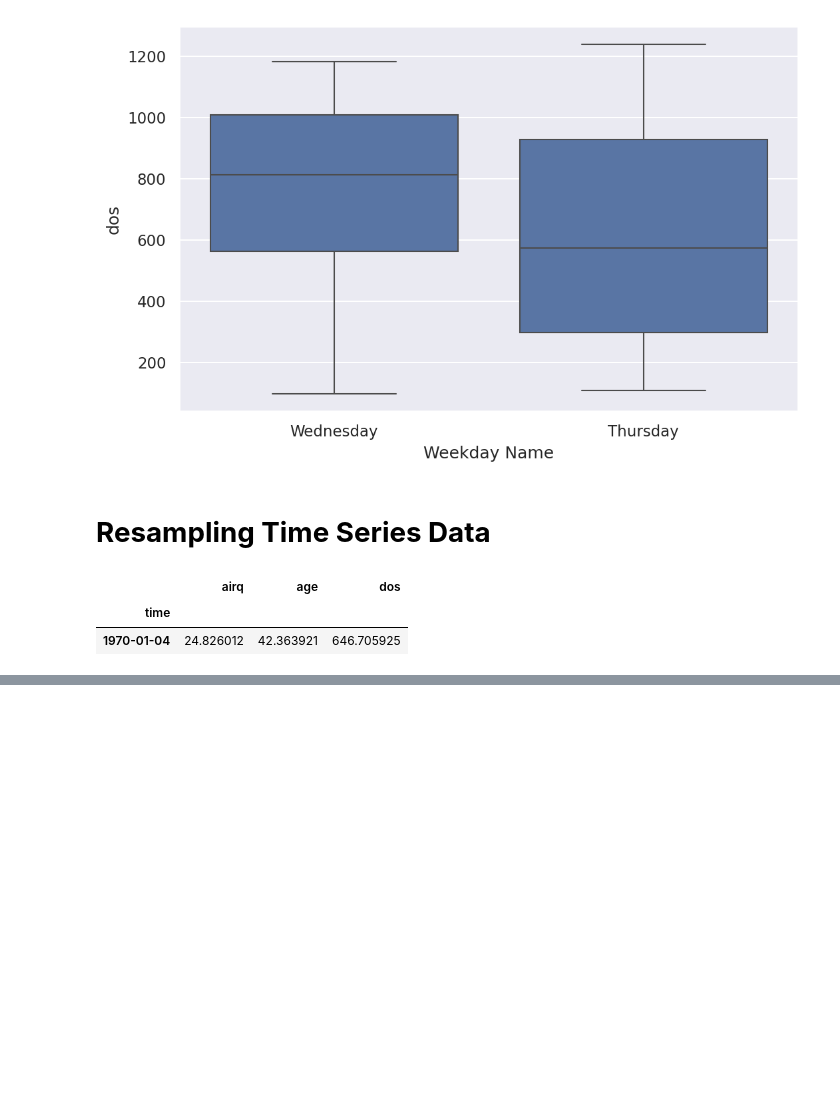
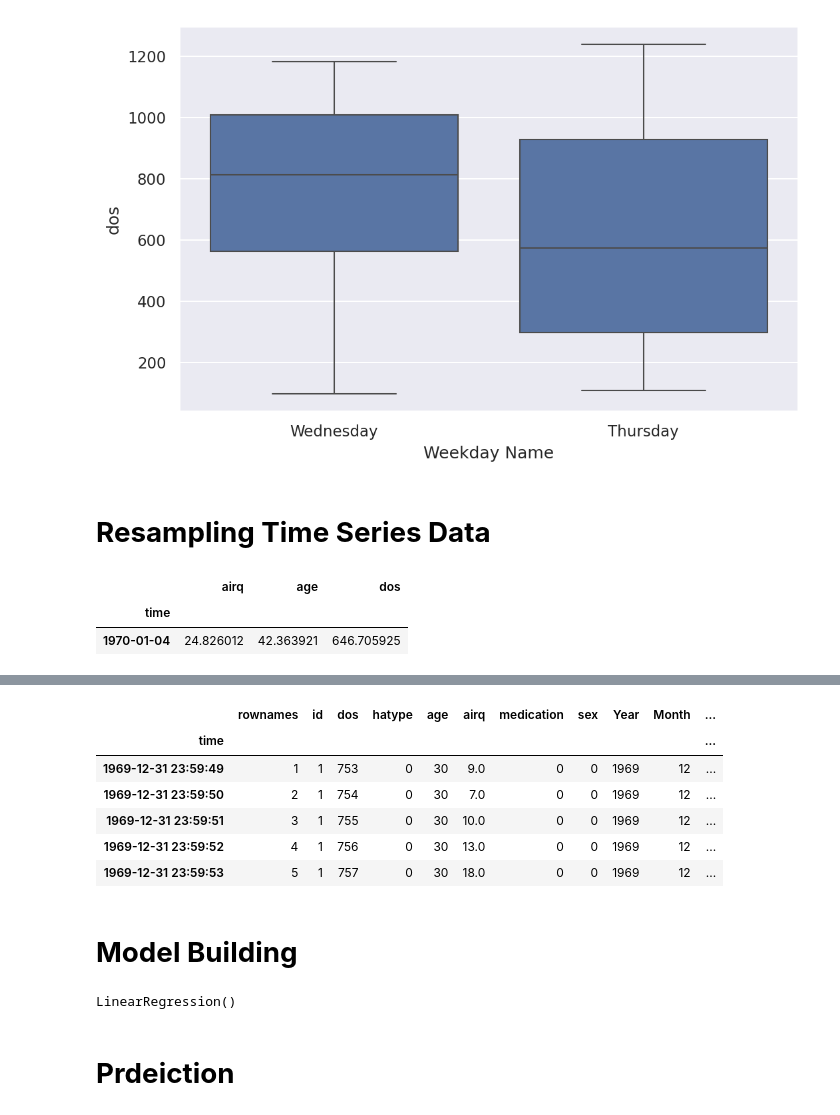
Before and after one commit to anjli1810/Exploratory_Data_Analysis, a Jupyter notebook: 21BDS0069.ipynb, the cells around one changed output, grey strips where cells are left out. Saved outputs shown, nothing was run; the diff lists cells and outputs as text; code cells hidden in the pictures; blank space fills up the shorter version.

```diff
--- a/21BDS0069.ipynb
+++ b/21BDS0069.ipynb
@@ -769,0 +833,7 @@ weekly_mean
+# %%
+from sklearn.preprocessing import LabelEncoder
+# Apply Label Encoding for categorical columns
+categorical_cols = X.select_dtypes(include=['object']).columns
+le = LabelEncoder()
+for col in categorical_cols:
+    X[col] = le.fit_transform(X[col])
@@ -769,0 +871,12 @@ weekly_mean
+# %%
+X.head()
+#Anjali Srivastava
+#21BDS0069
+# %% [output]
+|  | rownames | id | dos | hatype | age | airq | medication | sex | Year | Month | ... |
+| time |  |  |  |  |  |  |  |  |  |  | ... |
+| 1969-12-31 23:59:49 | 1 | 1 | 753 | 0 | 30 | 9.0 | 0 | 0 | 1969 | 12 | ... |
+| 1969-12-31 23:59:50 | 2 | 1 | 754 | 0 | 30 | 7.0 | 0 | 0 | 1969 | 12 | ... |
+| 1969-12-31 23:59:51 | 3 | 1 | 755 | 0 | 30 | 10.0 | 0 | 0 | 1969 | 12 | ... |
+| 1969-12-31 23:59:52 | 4 | 1 | 756 | 0 | 30 | 13.0 | 0 | 0 | 1969 | 12 | ... |
+| 1969-12-31 23:59:53 | 5 | 1 | 757 | 0 | 30 | 18.0 | 0 | 0 | 1969 | 12 | ... |
@@ -769,0 +891,12 @@ weekly_mean
+# %% [markdown]
+# **Model Building**
+# %%
+# Build Simple Linear Regression Model
+model = LinearRegression()
+model.fit(X_train, y_train)
+#Anjali Srivastava
+#21BDS0069
+# %% [output]
+LinearRegression()
+# %% [markdown]
+# **Prdeiction**
```
Also changed, not shown: parts of 33 cells of this notebook.
